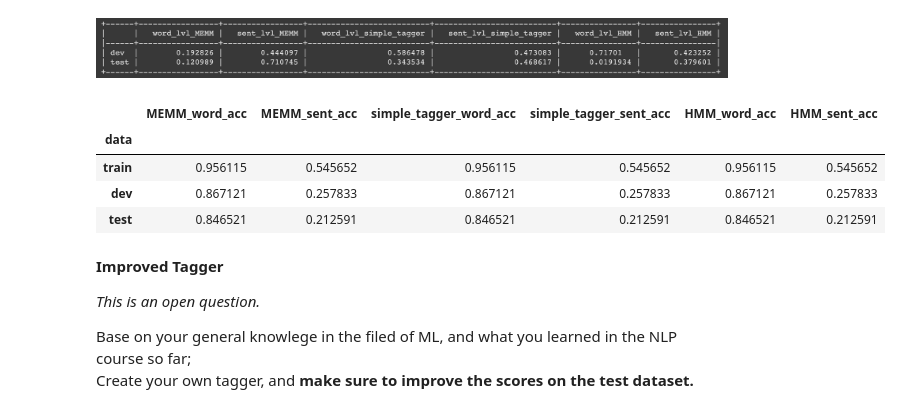
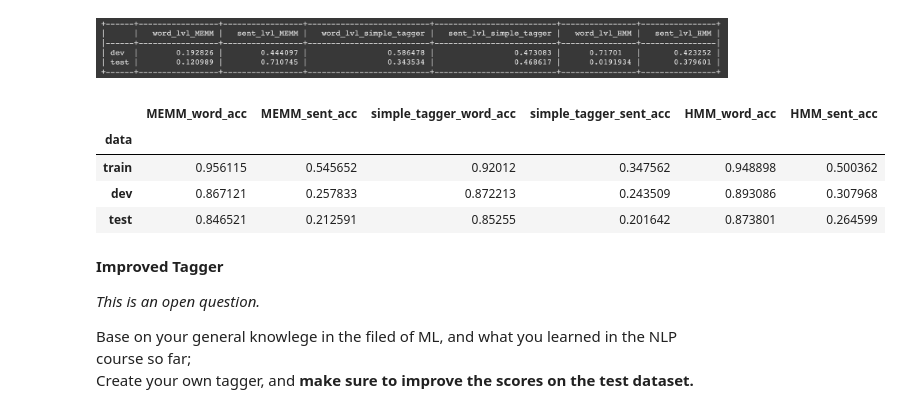
Before and after one commit to Lior-Baruch/NLP, a Jupyter notebook: HW2/Assignment_2_Tagging_new.ipynb, the cells around one changed output. Drawn from its saved outputs; the diff is of its cells as text; code cells hidden in the pictures.

```diff
--- a/HW2/Assignment_2_Tagging_new.ipynb
+++ b/HW2/Assignment_2_Tagging_new.ipynb
@@ -785,29 +785,29 @@ Print all the results in one DataFrame, like the example bellow:
 # %%
 train_word_level_accuracy_nltk, train_sentence_level_accuracy_nltk = train_results
 dev_word_level_accuracy_nltk, dev_sentence_level_accuracy_nltk = dev_results
 test_word_level_accuracy_nltk, test_sentence_level_accuracy_nltk = test_results
 # create dataframe for accuracy results, 3 rows for each data (dev, test, train) and 6 columns for each model (MEMM_word_acc, MEMM_sent_acc, simple_tagger_word_acc, simple_tagger_sent_acc, HMM_word_acc, HMM_sent_acc)
 
 df_part_5 = pd.DataFrame(columns=['MEMM_word_acc', 'MEMM_sent_acc', 'simple_tagger_word_acc', 'simple_tagger_sent_acc', 'HMM_word_acc', 'HMM_sent_acc'], index=['train', 'dev', 'test'])
 df_part_5.index.name = 'data'
 
 # fill the dataframe with train accuracy results
-df_part_5.loc['train'] = [train_word_level_accuracy_nltk, train_sentence_level_accuracy_nltk, train_word_level_accuracy_nltk, train_sentence_level_accuracy_nltk, train_word_level_accuracy_nltk, train_sentence_level_accuracy_nltk]
+df_part_5.loc['train'] = [train_word_level_accuracy_nltk, train_sentence_level_accuracy_nltk, train_words_accuracy_simple_tagger, train_sentences_accuracy_simple_tagger, train_word_level_accuracy_HMM, train_sentence_level_accuracy_HMM]
 
 # fill the dataframe with dev accuracy results
-df_part_5.loc['dev'] = [dev_word_level_accuracy_nltk, dev_sentence_level_accuracy_nltk, dev_word_level_accuracy_nltk, dev_sentence_level_accuracy_nltk, dev_word_level_accuracy_nltk, dev_sentence_level_accuracy_nltk]
+df_part_5.loc['dev'] = [dev_word_level_accuracy_nltk, dev_sentence_level_accuracy_nltk, dev_words_accuracy_simple_tagger, dev_sentences_accuracy_simple_tagger, dev_word_level_accuracy_HMM, dev_sentence_level_accuracy_HMM]
 
 # fill the dataframe with test accuracy results
-df_part_5.loc['test'] = [test_word_level_accuracy_nltk, test_sentence_level_accuracy_nltk, test_word_level_accuracy_nltk, test_sentence_level_accuracy_nltk, test_word_level_accuracy_nltk, test_sentence_level_accuracy_nltk]
+df_part_5.loc['test'] = [test_word_level_accuracy_nltk, test_sentence_level_accuracy_nltk, test_words_accuracy_simple_tagger, test_sentences_accuracy_simple_tagger, test_word_level_accuracy_HMM, test_sentence_level_accuracy_HMM]
 
 # print the dataframe
 df_part_5
 # %% [output]
 |  | MEMM_word_acc | MEMM_sent_acc | simple_tagger_word_acc | simple_tagger_sent_acc | HMM_word_acc | HMM_sent_acc |
 | data |  |  |  |  |  |  |
-| train | 0.956115 | 0.545652 | 0.956115 | 0.545652 | 0.956115 | 0.545652 |
-| dev | 0.867121 | 0.257833 | 0.867121 | 0.257833 | 0.867121 | 0.257833 |
-| test | 0.846521 | 0.212591 | 0.846521 | 0.212591 | 0.846521 | 0.212591 |
+| train | 0.956115 | 0.545652 | 0.92012 | 0.347562 | 0.948898 | 0.500362 |
+| dev | 0.867121 | 0.257833 | 0.872213 | 0.243509 | 0.893086 | 0.307968 |
+| test | 0.846521 | 0.212591 | 0.85255 | 0.201642 | 0.873801 | 0.264599 |
 # %% [markdown]
 **Improved Tagger**
 
```
Also changed, not shown: parts of 3 cells of this notebook.
